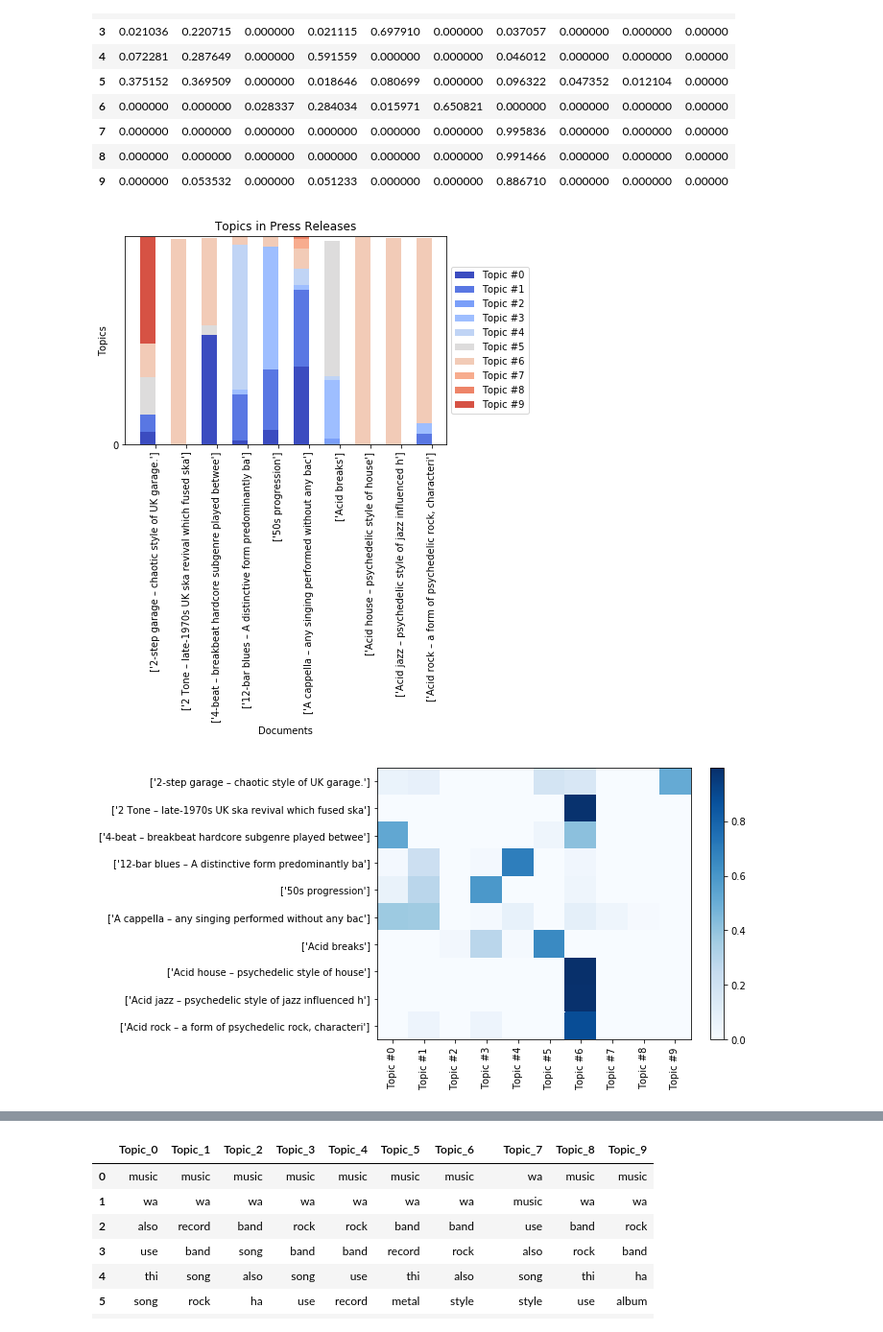
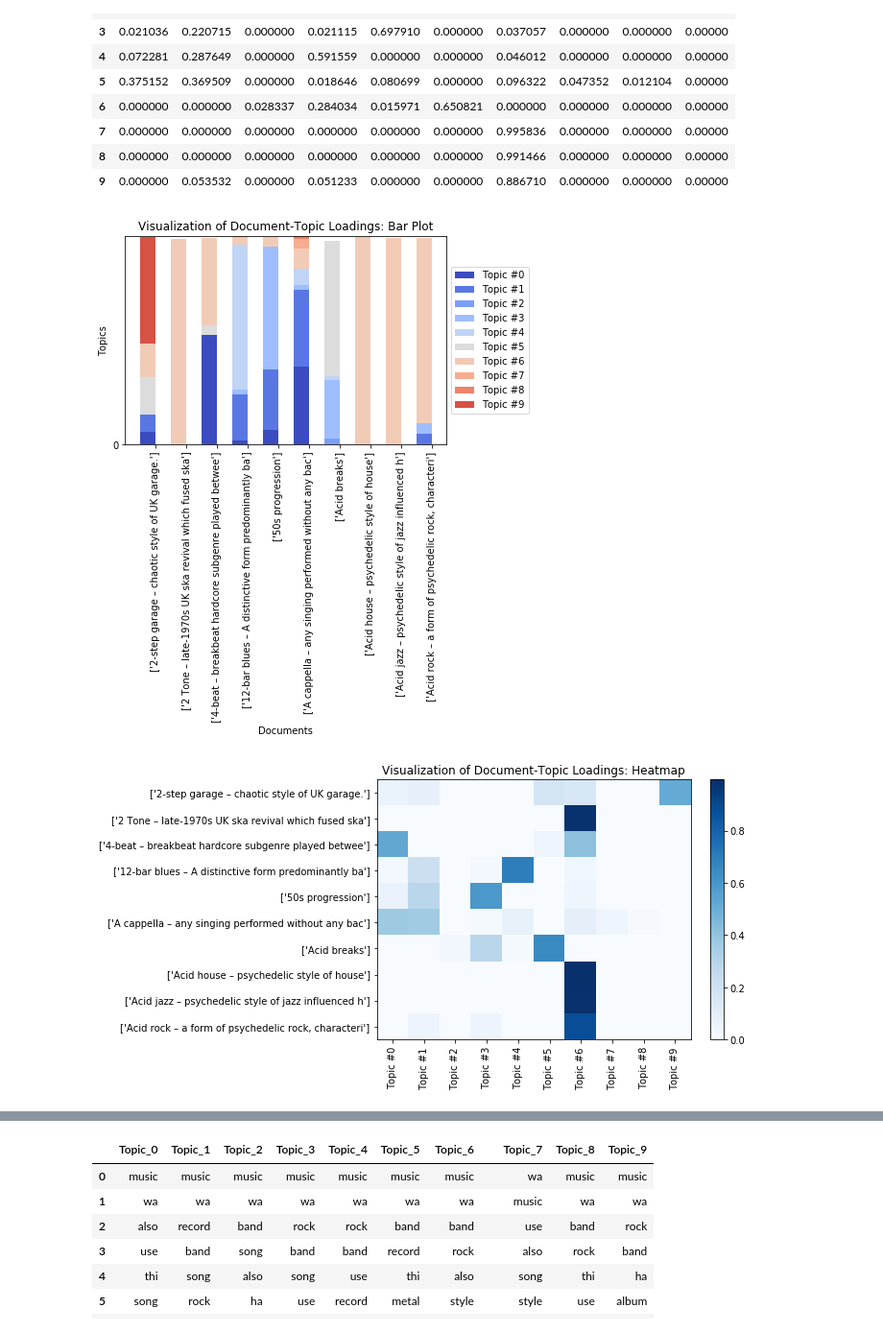
Before and after one commit to xywu-soc/content-analysis-2018, a Jupyter notebook: 3-Clustering-and-Topic-Modeling/3-Clustering-and-Topic-Modeling.ipynb, the cells around one changed output, grey strips where cells are left out. Shown at 96% size. Cells and saved outputs as stored; diff of their text form; code cells hidden in the pictures.

```diff
--- a/3-Clustering-and-Topic-Modeling/3-Clustering-and-Topic-Modeling.ipynb
+++ b/3-Clustering-and-Topic-Modeling/3-Clustering-and-Topic-Modeling.ipynb
@@ -1384,27 +1384,28 @@ for k in range(music_K):
 plt.ylim((0, 1))  # proportions sum to 1, so the height of the stacked bars is 1
 plt.ylabel('Topics')
 plt.xlabel('Documents')
-plt.title('Topics in Press Releases')
+plt.title('Visualization of Document-Topic Loadings: Bar Plot')
 plt.xticks(ind+width/2, music_ldaDFVisNames, rotation='vertical')
 plt.yticks(np.arange(0, 1, 10))
 topic_labels = ['Topic #{}'.format(k) for k in range(music_K)]
 plt.legend([p[0] for p in plots], topic_labels, loc='center left', frameon=True,  bbox_to_anchor = (1, .5))
 plt.show()
 # %% [output]
-[figure, old version]
+[figure, new version]
 # %%
 # Heatmap with 10 topics, default alpha, and default eta
 plt.figure(figsize=(10,5))
+plt.title('Visualization of Document-Topic Loadings: Heatmap')
 plt.pcolor(music_ldaDFVis, norm=None, cmap='Blues')
 plt.yticks(np.arange(music_ldaDFVis.shape[0])+0.5, music_ldaDFVisNames);
 plt.xticks(np.arange(music_ldaDFVis.shape[1])+0.5, topic_labels);
 # flip the y-axis so the texts are in the order we anticipate (Austen first, then Brontë)
 plt.gca().invert_yaxis()
 # rotate the ticks on the x-axis
 plt.xticks(rotation=90)
 # add a legend
 plt.colorbar(cmap='Blues')
 plt.tight_layout()  # fixes margins
 plt.show()
 # %% [output]
-[figure, old version]
+[figure, new version]
```
Also changed, not shown: parts of 7 cells of this notebook.
